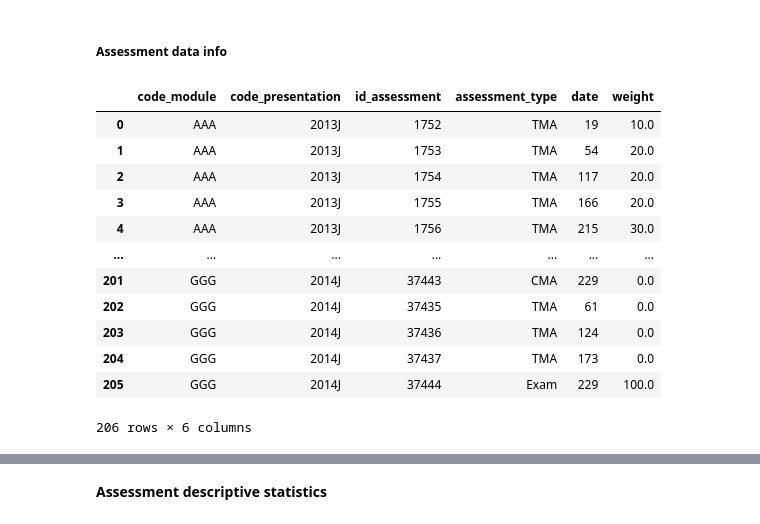
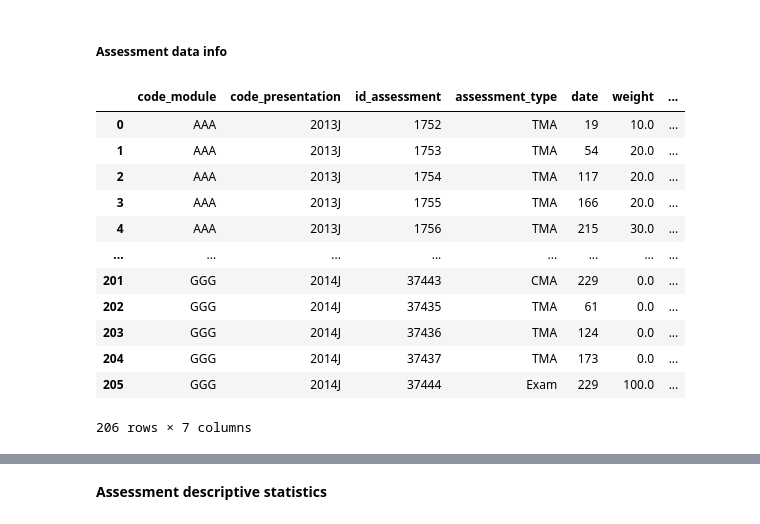
Before and after one commit to thiennguyen37-qn/early-academic-risk-warning, a Jupyter notebook: demo.ipynb, the cells around one changed output, grey strips where cells are left out. Cells and saved outputs as stored; diff of their text form; code cells hidden in the pictures.

```diff
--- a/demo.ipynb
+++ b/demo.ipynb
@@ -21,21 +21,22 @@ vle              = pd.read_sql("SELECT * FROM vle", conn)
 # %% [markdown]
 ##### **Assessment data info**
 # %%
+assessment = assessment.merge(courses, on=['code_module', 'code_presentation'])
 assessment
 # %% [output]
-|  | code_module | code_presentation | id_assessment | assessment_type | date | weight |
-| 0 | AAA | 2013J | 1752 | TMA | 19 | 10.0 |
-| 1 | AAA | 2013J | 1753 | TMA | 54 | 20.0 |
-| 2 | AAA | 2013J | 1754 | TMA | 117 | 20.0 |
-| 3 | AAA | 2013J | 1755 | TMA | 166 | 20.0 |
-| 4 | AAA | 2013J | 1756 | TMA | 215 | 30.0 |
-| ... | ... | ... | ... | ... | ... | ... |
-| 201 | GGG | 2014J | 37443 | CMA | 229 | 0.0 |
-| 202 | GGG | 2014J | 37435 | TMA | 61 | 0.0 |
-| 203 | GGG | 2014J | 37436 | TMA | 124 | 0.0 |
-| 204 | GGG | 2014J | 37437 | TMA | 173 | 0.0 |
-| 205 | GGG | 2014J | 37444 | Exam | 229 | 100.0 |
+|  | code_module | code_presentation | id_assessment | assessment_type | date | weight | ... |
+| 0 | AAA | 2013J | 1752 | TMA | 19 | 10.0 | ... |
+| 1 | AAA | 2013J | 1753 | TMA | 54 | 20.0 | ... |
+| 2 | AAA | 2013J | 1754 | TMA | 117 | 20.0 | ... |
+| 3 | AAA | 2013J | 1755 | TMA | 166 | 20.0 | ... |
+| 4 | AAA | 2013J | 1756 | TMA | 215 | 30.0 | ... |
+| ... | ... | ... | ... | ... | ... | ... | ... |
+| 201 | GGG | 2014J | 37443 | CMA | 229 | 0.0 | ... |
+| 202 | GGG | 2014J | 37435 | TMA | 61 | 0.0 | ... |
+| 203 | GGG | 2014J | 37436 | TMA | 124 | 0.0 | ... |
+| 204 | GGG | 2014J | 37437 | TMA | 173 | 0.0 | ... |
+| 205 | GGG | 2014J | 37444 | Exam | 229 | 100.0 | ... |
-206 rows × 6 columns
+206 rows × 7 columns
 # %%
 assessment.info()
 # %% [output]
```
Also changed, not shown: parts of 17 cells of this notebook.
